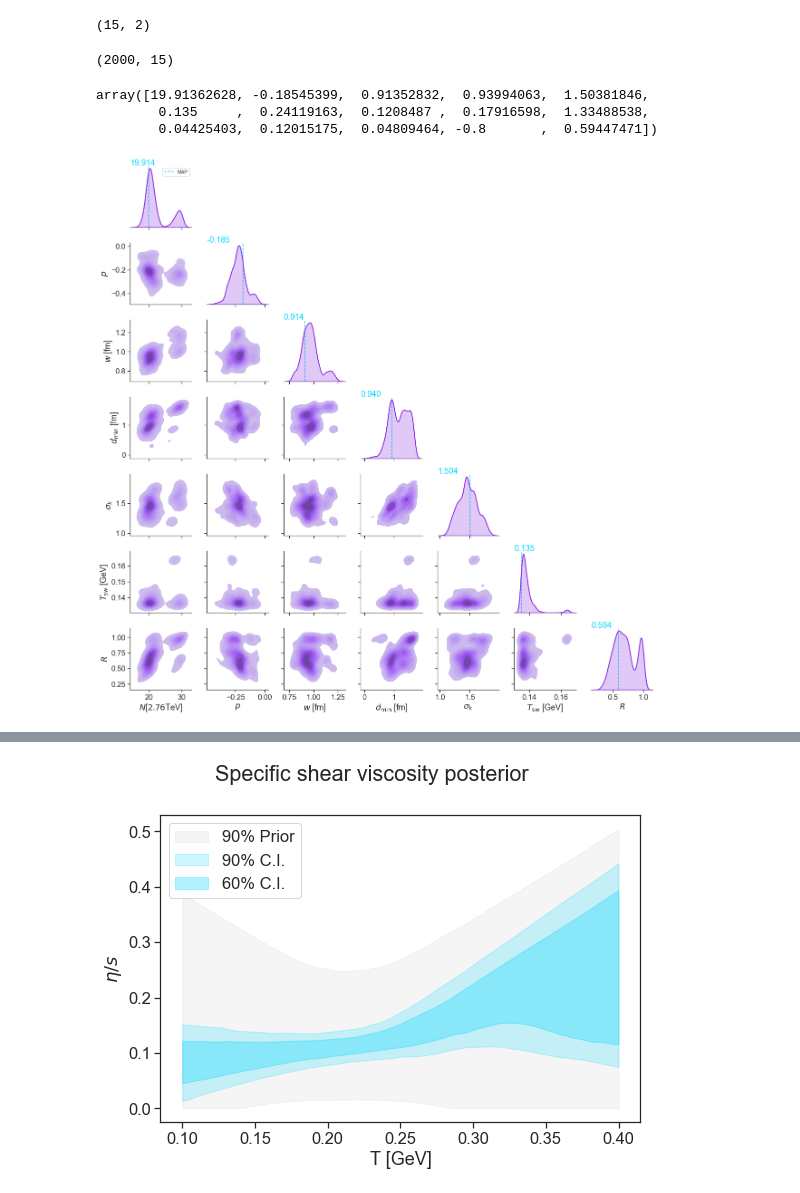
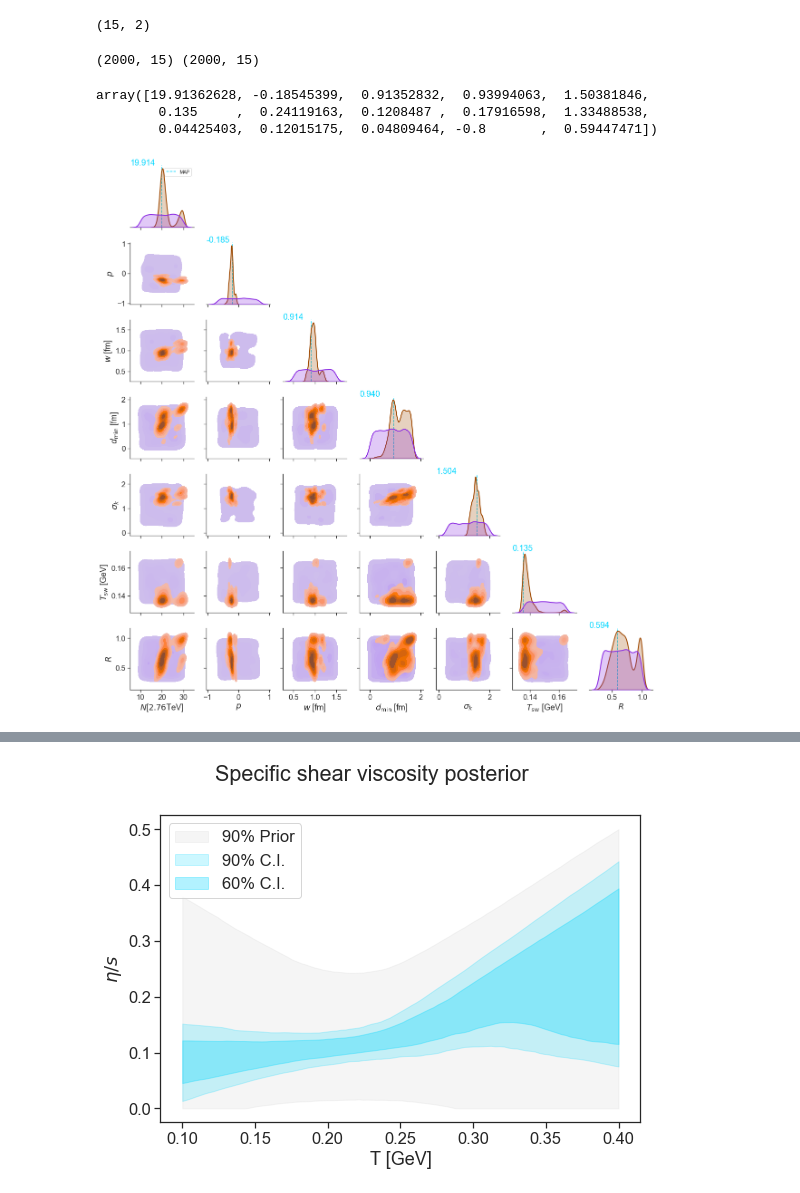
Before and after one commit to danOSU/observables, a Jupyter notebook: vah_design/emulation/analyze.ipynb, the cells around one changed output, grey strips where cells are left out. Cells and saved outputs as stored; diff of their text form; code cells hidden in the pictures.

Commit message:
added the prior distributions on top of the posteriors

```diff
--- a/vah_design/emulation/analyze.ipynb
+++ b/vah_design/emulation/analyze.ipynb
@@ -39,10 +39,12 @@ if random_draws_calibration_chain:
 else:
     post = cal.info['thetarnd']
     post_df = pd.DataFrame(post,columns=model_param_dsgn)
+prior = prior_VAH.rnd(post_df.shape[0])
+prior_df = pd.DataFrame(prior,columns=model_param_dsgn)
-# %%
-post_df.shape
-# %% [output]
-(2000, 15)
+# %%
+print(post_df.shape, prior_df.shape)
+# %% [output]
+(2000, 15) (2000, 15)
 # %%
 # If false, do not try to find the MAP value and load it from a saved file.
 find_map_param = False
@@ -70,7 +72,7 @@ array([19.91362628, -0.18545399,  0.91352832,  0.93994063,  1.50381846,
         0.135     ,  0.24119163,  0.1208487 ,  0.17916598,  1.33488538,
         0.04425403,  0.12015175,  0.04809464, -0.8       ,  0.59447471])
 # %%
-plot_corner_no_viscosity(post_df,'PCSK',2000,1, MAP)
+plot_corner_no_viscosity(post_df,prior_df,'PCSK',2000,1, MAP)
 # %% [output]
-[figure, old version]
+[figure, new version]
 # %%
```
Also changed, not shown: parts of 2 cells of this notebook, 1 other file.
